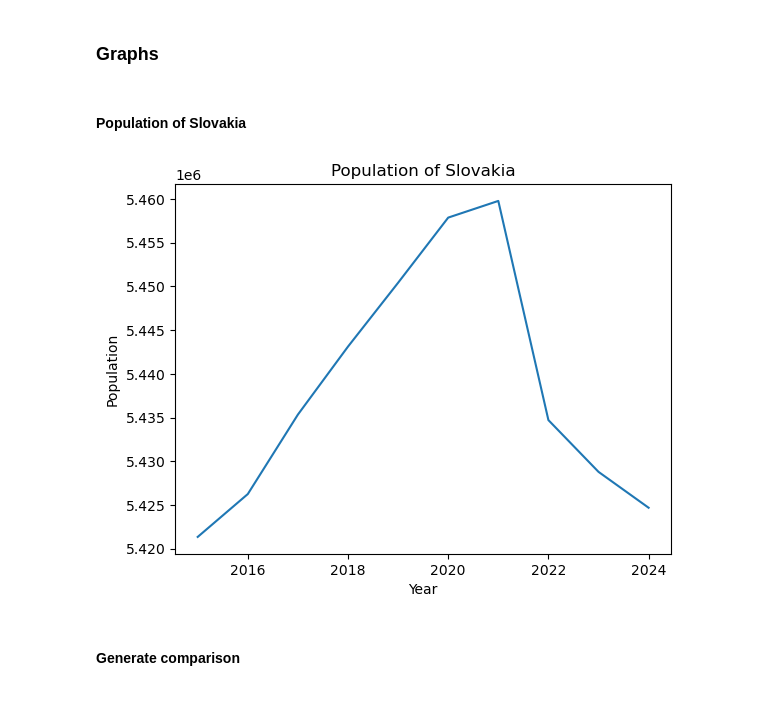
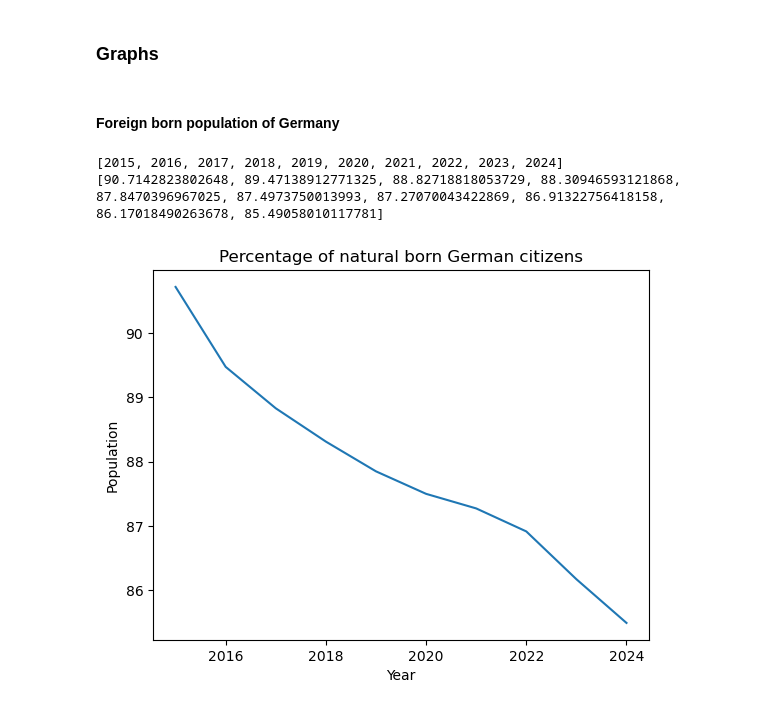
Before and after one commit to jatofi-official/migration-eu-analysis, a Jupyter notebook: Notebooks/experiment.ipynb, the cells around one changed output. Cells and saved outputs as stored; diff of their text form; code cells hidden in the pictures.

```diff
--- a/Notebooks/experiment.ipynb
+++ b/Notebooks/experiment.ipynb
@@ -46,27 +46,28 @@ display(query.head(20))
 # %% [markdown]
 ### Graphs
-# %% [markdown]
-#### Population of Slovakia
+# %% [markdown]
+#### Foreign born population of Germany
 # %%
-country = table.iloc[518,:]
+pop_new = []
+for i in range(10):
+    pop_new.append(table.iloc[158,i+4]/table.iloc[452,i+4]*100)
 
 
-years = [int(x) for x in country.index[3:]]
+years = [x for x in range(2015,2025,1)]
 
-pop_new = [int(pop_y) for pop_y in country[3:]]
-
-
+print(years)
+print(pop_new)
 
 figure, axes = plt.subplots()
 axes.plot(years,pop_new)
 
 axes.set_xlabel('Year')
 axes.set_ylabel('Population')
-axes.set_title('Population of Slovakia')
+axes.set_title('Percentage of natural born German citizens')
 pass
 
 #f me tie cisla su ulozene ako kategoricke data:/
 # %% [output]
+[2015, 2016, 2017, 2018, 2019, 2020, 2021, 2022, 2023, 2024]
+[90.7142823802648, 89.47138912771325, 88.82718818053729, 88.30946593121868, 87.8470396967025, 87.4973750013993, 87.27070043422869, 86.91322756418158, 86.17018490263678, 85.49058010117781]
-[figure, old version]
+[figure, new version]
-# %% [markdown]
-#### Generate comparison
```
Also changed, not shown: parts of 2 cells of this notebook, 1 other file.
